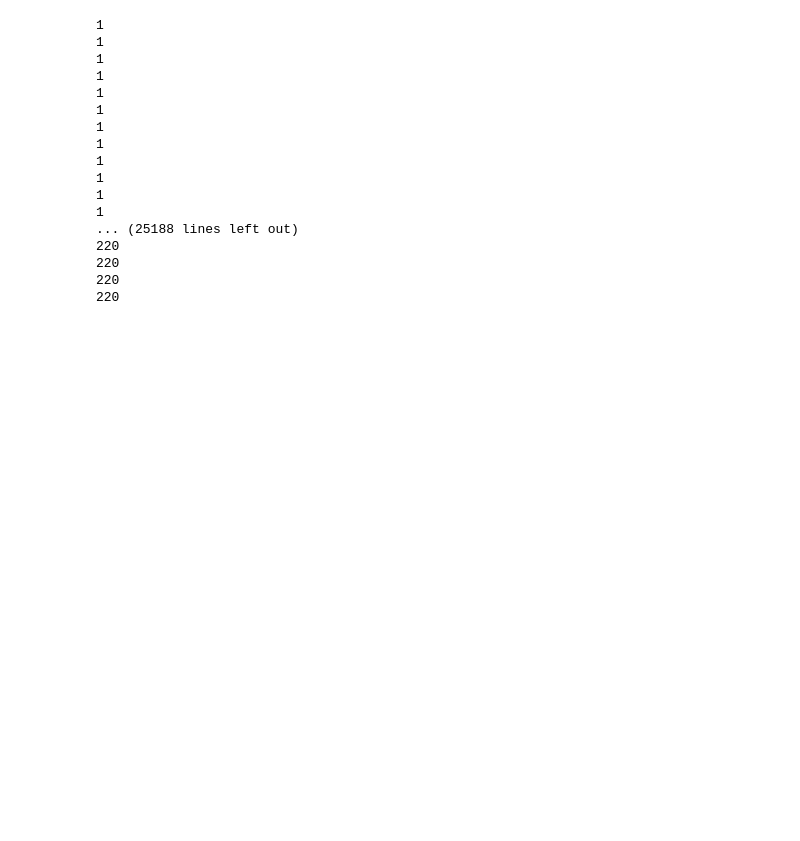
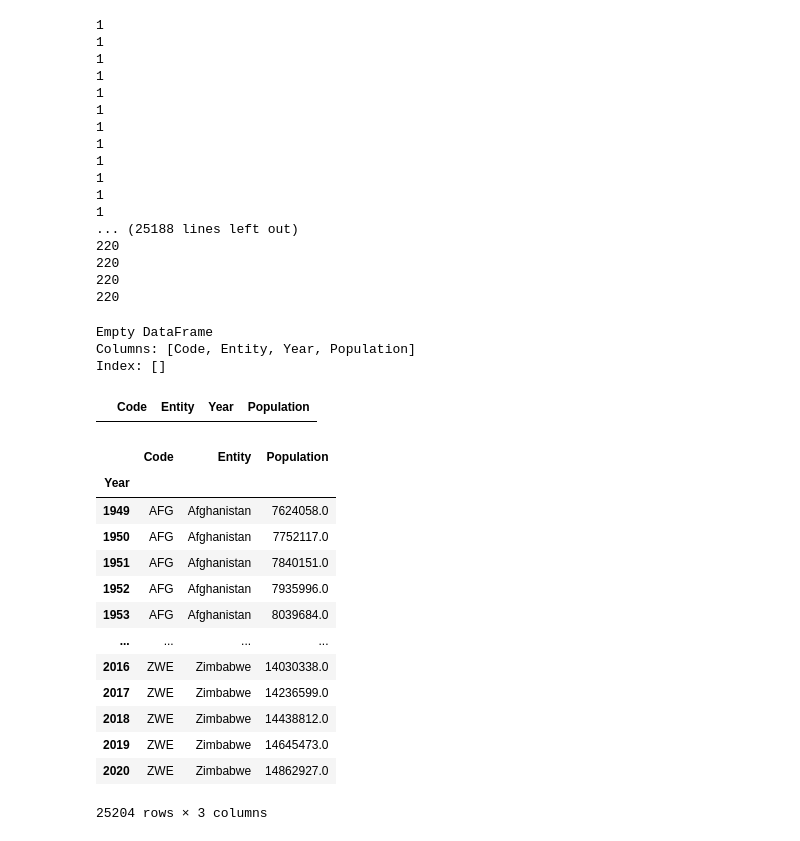
Before and after one commit to mgiandello/Project-3-Global-Warming, a Jupyter notebook: Population_data.ipynb, the cells around one changed output. Drawn from its saved outputs; the diff is of its cells as text; code cells hidden in the pictures; blank space fills up the shorter version.

Commit message:
Narrowed down the population dataset to the years 2005-2013, extracted data into new dataframes that did not include continental data, or data for countries where population value is Nan.

```diff
--- a/Population_data.ipynb
+++ b/Population_data.ipynb
@@ -21,8 +14,8 @@ population_df.head()
 | 4 | AFG | Afghanistan | 1953 | 0.106 | NaN | 16.0 | 0.015 | NaN | ... |
 5 rows × 58 columns
 # %%
-slimfast_pop_df = population_df[['iso_code', 'country', 'year', 'population']].copy()
-slimfast_pop_df.head()
+jennycraig_pop_df = population_df[['iso_code', 'country', 'year', 'population']].copy()
+jennycraig_pop_df.head()
 # %% [output]
 |  | iso_code | country | year | population |
 | 0 | AFG | Afghanistan | 1949 | 7624058.0 |
@@ -32,8 +25,8 @@ slimfast_pop_df.head()
 | 4 | AFG | Afghanistan | 1953 | 8039684.0 |
 # %%
 # Renaming the columns to be compatible with the other dataframes that it will be merged with
-slimfast_pop_df.columns = ['Code', 'Entity', 'Year', 'Population']
-slimfast_pop_df.head()
+jennycraig_pop_df.columns = ['Code', 'Entity', 'Year', 'Population']
+jennycraig_pop_df.head()
 # %% [output]
 |  | Code | Entity | Year | Population |
 | 0 | AFG | Afghanistan | 1949 | 7624058.0 |
@@ -90,0 +82,38 @@ for i in range(0, len(slimfast_pop_df['Code'])):
+# %%
+# Aaaaaaalllllllrighty then, we have 220 codes here, which is 30 more than the other two dataframes we have, so let's put our thinking caps on...
+# To make the data compatible for merging with the Imported and Net Deforestation data the time frames should be equal 2005-2013
+# Not ideal, but we'll make the best of it
+# I guess we should use a boolean for loop?
+
+# Choosing entries with year 2005 just to test the waters before we spice things up with multiple years as the extraction criteria
+southbeach_pop_df = jennycraig_pop_df[jennycraig_pop_df['Year'] == '2005']
+
+print(southbeach_pop_df)
+# %% [output]
+Empty DataFrame
+Columns: [Code, Entity, Year, Population]
+Index: []
+# %%
+# Well that didn't exactly work how I hoped, it didn't NOT work though, so I guess there's that...
+# Let's try a query instead
+jennycraig_pop_df.query('Year=="2005"')
+# %% [output]
+|  | Code | Entity | Year | Population |
+# %%
+# Still not working, I'll try and index by year and then try them both again
+jennycraig_pop_df.set_index('Year')
+# %% [output]
+|  | Code | Entity | Population |
+| Year |  |  |  |
+| 1949 | AFG | Afghanistan | 7624058.0 |
+| 1950 | AFG | Afghanistan | 7752117.0 |
+| 1951 | AFG | Afghanistan | 7840151.0 |
+| 1952 | AFG | Afghanistan | 7935996.0 |
+| 1953 | AFG | Afghanistan | 8039684.0 |
+| ... | ... | ... | ... |
+| 2016 | ZWE | Zimbabwe | 14030338.0 |
+| 2017 | ZWE | Zimbabwe | 14236599.0 |
+| 2018 | ZWE | Zimbabwe | 14438812.0 |
+| 2019 | ZWE | Zimbabwe | 14645473.0 |
+| 2020 | ZWE | Zimbabwe | 14862927.0 |
+25204 rows × 3 columns
```
Also changed, not shown: parts of 16 cells of this notebook, 2 other files.
